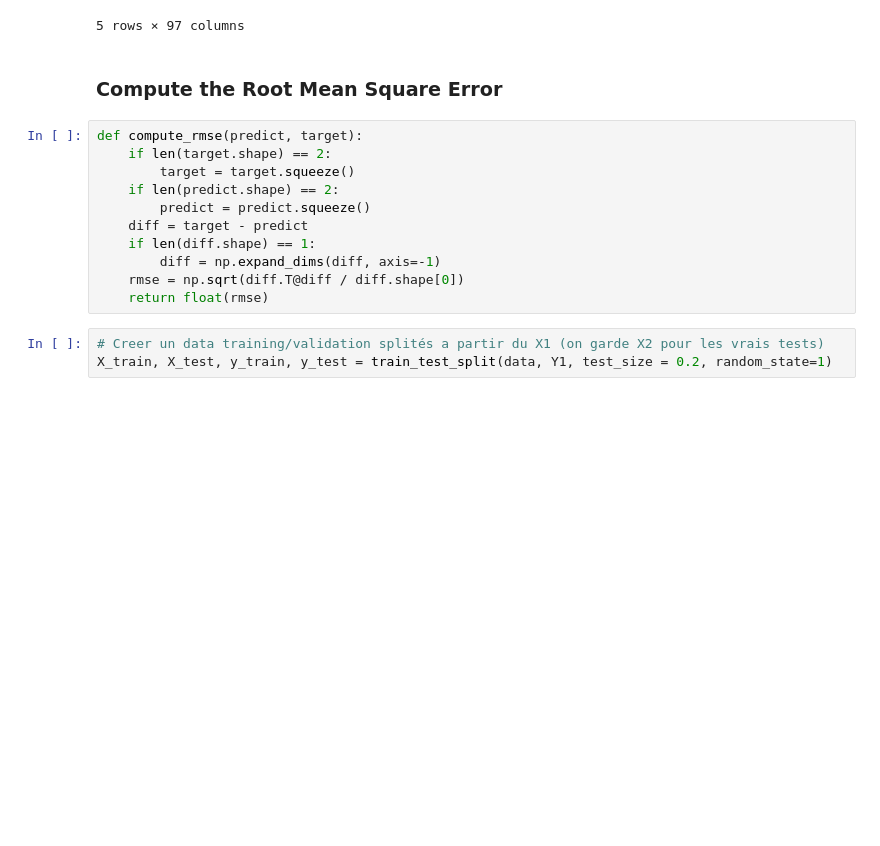
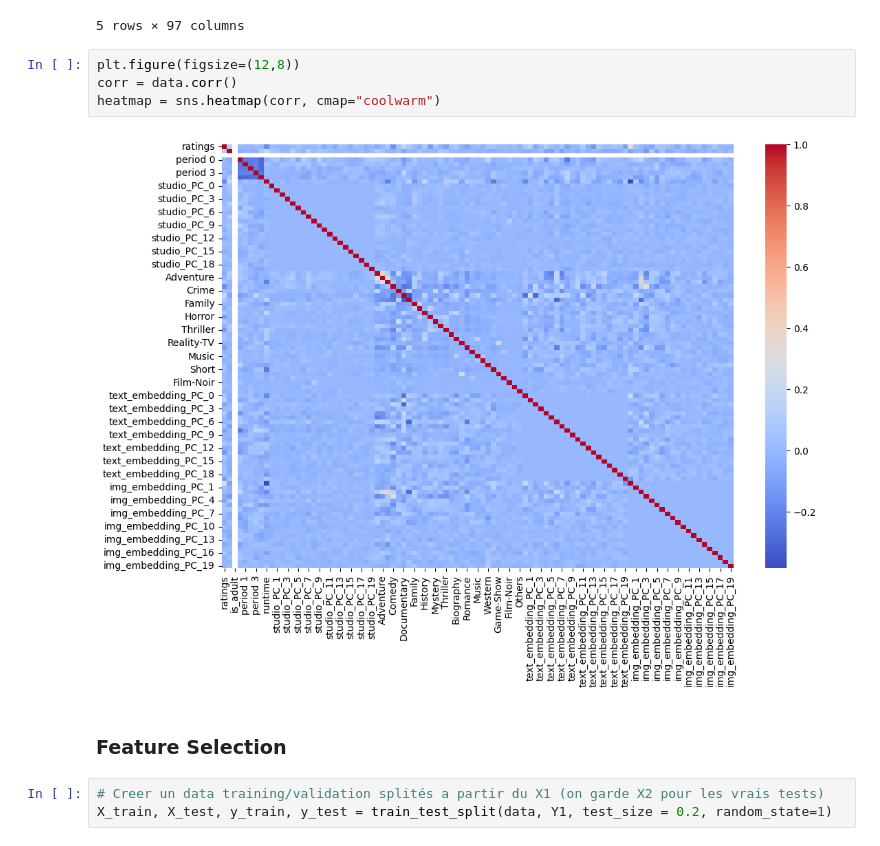
Before and after one commit to robinp12/Machine-Learning-Project-Predicting-a-film-s-gross-revenue, a Jupyter notebook: P1.ipynb, the cells around one changed output. Cells and saved outputs as stored; diff of their text form; blank space fills up the shorter version.

```diff
--- a/P1.ipynb
+++ b/P1.ipynb
@@ -225,19 +236,14 @@ data.head()
 | 3 | 7.7 | 16.0 | 0 | 1.0 | 0.0 | 0.0 | 0.0 | 0.0 | 30.000000 | -0.035555 | ... |
 | 4 | 5.7 | 7.0 | 0 | 0.0 | 0.0 | 0.0 | 1.0 | 0.0 | 88.304408 | -0.034550 | ... |
 5 rows × 97 columns
-# %% [markdown]
-### Compute the Root Mean Square Error
-# %%
-def compute_rmse(predict, target):
-    if len(target.shape) == 2:
-        target = target.squeeze()
-    if len(predict.shape) == 2:
-        predict = predict.squeeze()
-    diff = target - predict
-    if len(diff.shape) == 1:
-        diff = np.expand_dims(diff, axis=-1)
-    rmse = np.sqrt(diff.T@diff / diff.shape[0])
-    return float(rmse)
+# %%
+plt.figure(figsize=(12,8))
+corr = data.corr()
+heatmap = sns.heatmap(corr, cmap="coolwarm")
+# %% [output]
+[figure, added]
+# %% [markdown]
+### Feature Selection
 # %%
 # Creer un data training/validation splités a partir du X1 (on garde X2 pour les vrais tests)
 X_train, X_test, y_train, y_test = train_test_split(data, Y1, test_size = 0.2, random_state=1)
```
Also changed, not shown: parts of 12 cells of this notebook.
